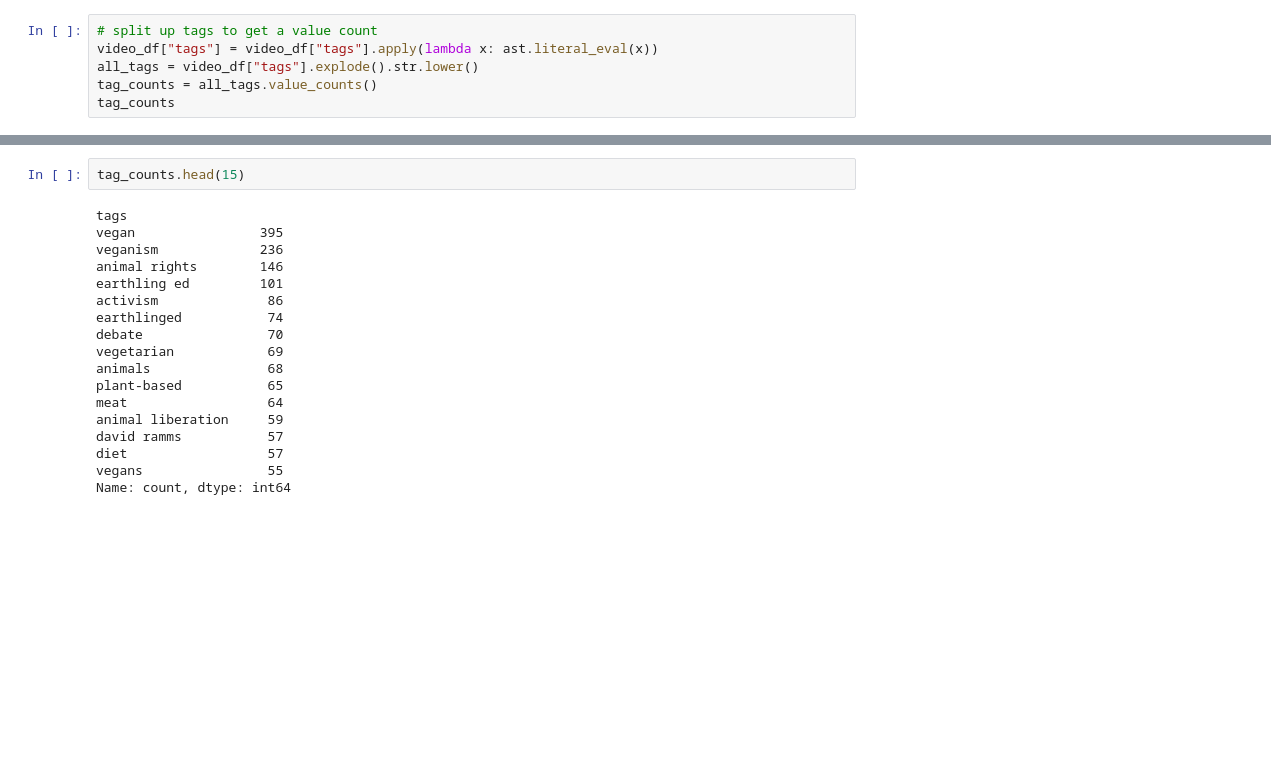
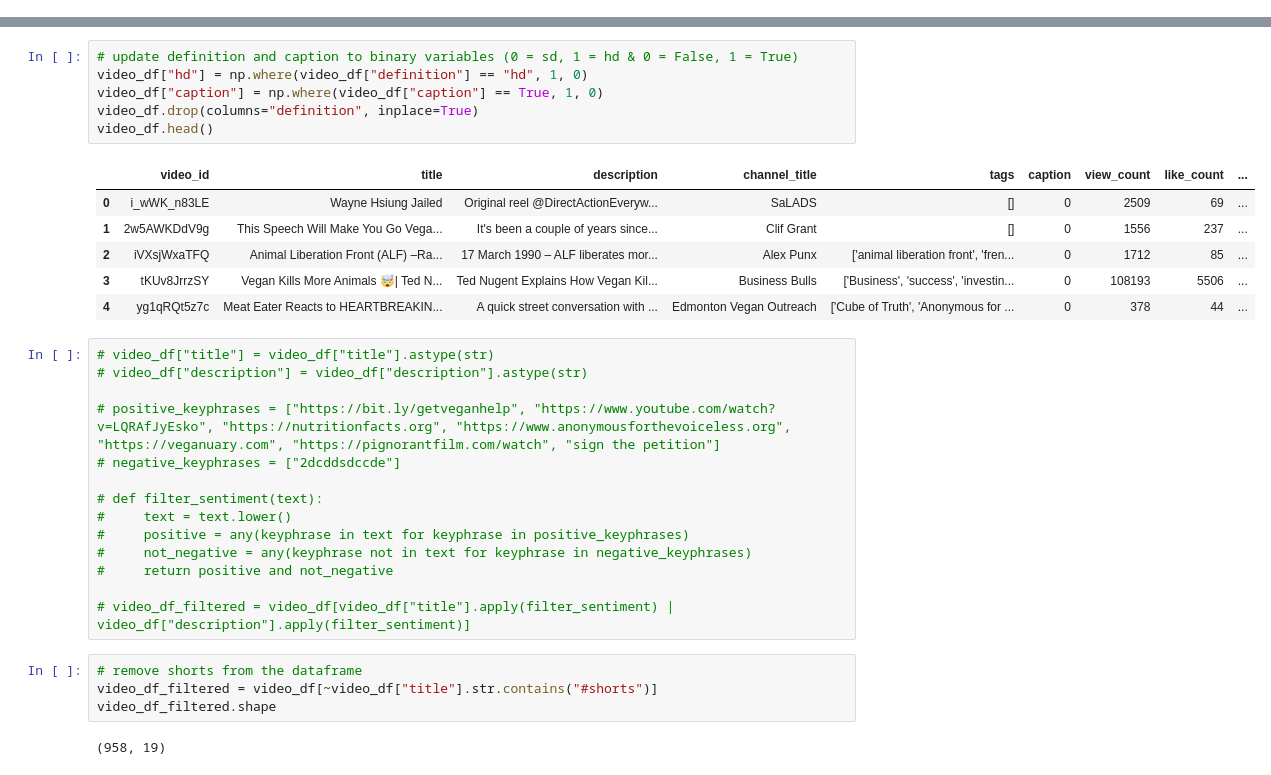
Before and after one commit to gh4rris/vegan_youtube, a Jupyter notebook: 02_cleaning.ipynb, the cells around one changed output, grey strips where cells are left out. Saved outputs shown, nothing was run; the diff lists cells and outputs as text; blank space fills up the shorter version.

```diff
--- a/02_cleaning.ipynb
+++ b/02_cleaning.ipynb
@@ -81,6 +83,0 @@ video_df.head()
-# %%
-# split up tags to get a value count
-video_df["tags"] = video_df["tags"].apply(lambda x: ast.literal_eval(x))
-all_tags = video_df["tags"].explode().str.lower()
-tag_counts = all_tags.value_counts()
-tag_counts
@@ -110,20 +84,33 @@ plt.xticks(rotation=70);
-# %%
-tag_counts.head(15)
-# %% [output]
-tags
-vegan                395
-veganism             236
-animal rights        146
-earthling ed         101
-activism              86
-earthlinged           74
-debate                70
-vegetarian            69
-animals               68
-plant-based           65
-meat                  64
-animal liberation     59
-david ramms           57
-diet                  57
-vegans                55
-Name: count, dtype: int64
+# %%
+# update definition and caption to binary variables (0 = sd, 1 = hd & 0 = False, 1 = True)
+video_df["hd"] = np.where(video_df["definition"] == "hd", 1, 0)
+video_df["caption"] = np.where(video_df["caption"] == True, 1, 0)
+video_df.drop(columns="definition", inplace=True)
+video_df.head()
+# %% [output]
+|  | video_id | title | description | channel_title | tags | caption | view_count | like_count | ... |
+| 0 | i_wWK_n83LE | Wayne Hsiung Jailed | Original reel @DirectActionEveryw... | SaLADS | [] | 0 | 2509 | 69 | ... |
+| 1 | 2w5AWKDdV9g | This Speech Will Make You Go Vega... | It's been a couple of years since... | Clif Grant | [] | 0 | 1556 | 237 | ... |
+| 2 | iVXsjWxaTFQ | Animal Liberation Front (ALF) –Ra... | 17 March 1990 – ALF liberates mor... | Alex Punx | ['animal liberation front', 'fren... | 0 | 1712 | 85 | ... |
+| 3 | tKUv8JrrzSY | Vegan Kills More Animals 🤯| Ted N... | Ted Nugent Explains How Vegan Kil... | Business Bulls | ['Business', 'success', 'investin... | 0 | 108193 | 5506 | ... |
+| 4 | yg1qRQt5z7c | Meat Eater Reacts to HEARTBREAKIN... | A quick street conversation with ... | Edmonton Vegan Outreach | ['Cube of Truth', 'Anonymous for ... | 0 | 378 | 44 | ... |
+# %%
+# video_df["title"] = video_df["title"].astype(str)
+# video_df["description"] = video_df["description"].astype(str)
+
+# positive_keyphrases = ["https://bit.ly/getveganhelp", "https://www.youtube.com/watch?v=LQRAfJyEsko", "https://nutritionfacts.org", "https://www.anonymousforthevoiceless.org", "https://veganuary.com", "https://pignorantfilm.com/watch", "sign the petition"]
+# negative_keyphrases = ["2dcddsdccde"]
+
+# def filter_sentiment(text):
+#     text = text.lower()
+#     positive = any(keyphrase in text for keyphrase in positive_keyphrases)
+#     not_negative = any(keyphrase not in text for keyphrase in negative_keyphrases)
+#     return positive and not_negative
+
+# video_df_filtered = video_df[video_df["title"].apply(filter_sentiment) | video_df["description"].apply(filter_sentiment)]
+# %%
+# remove shorts from the dataframe
+video_df_filtered = video_df[~video_df["title"].str.contains("#shorts")]
+video_df_filtered.shape
+# %% [output]
+(958, 19)
```
Also changed, not shown: parts of 16 cells of this notebook, 4 other files.
